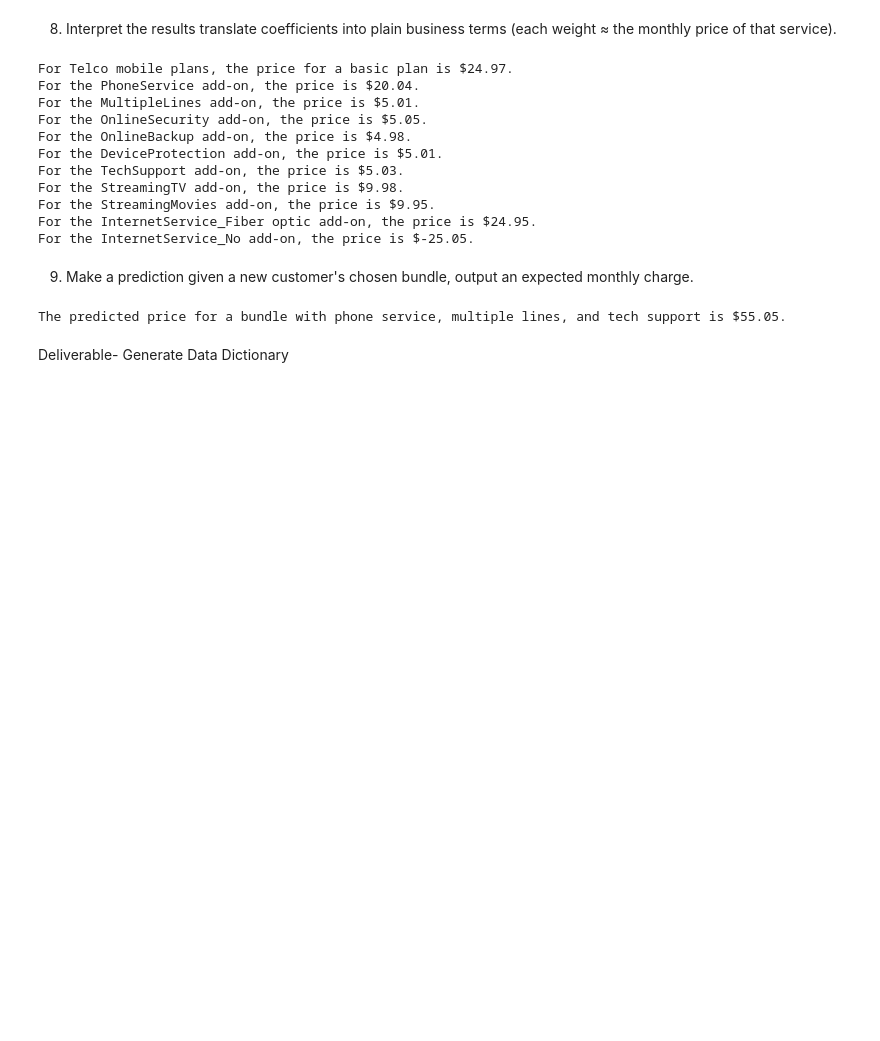
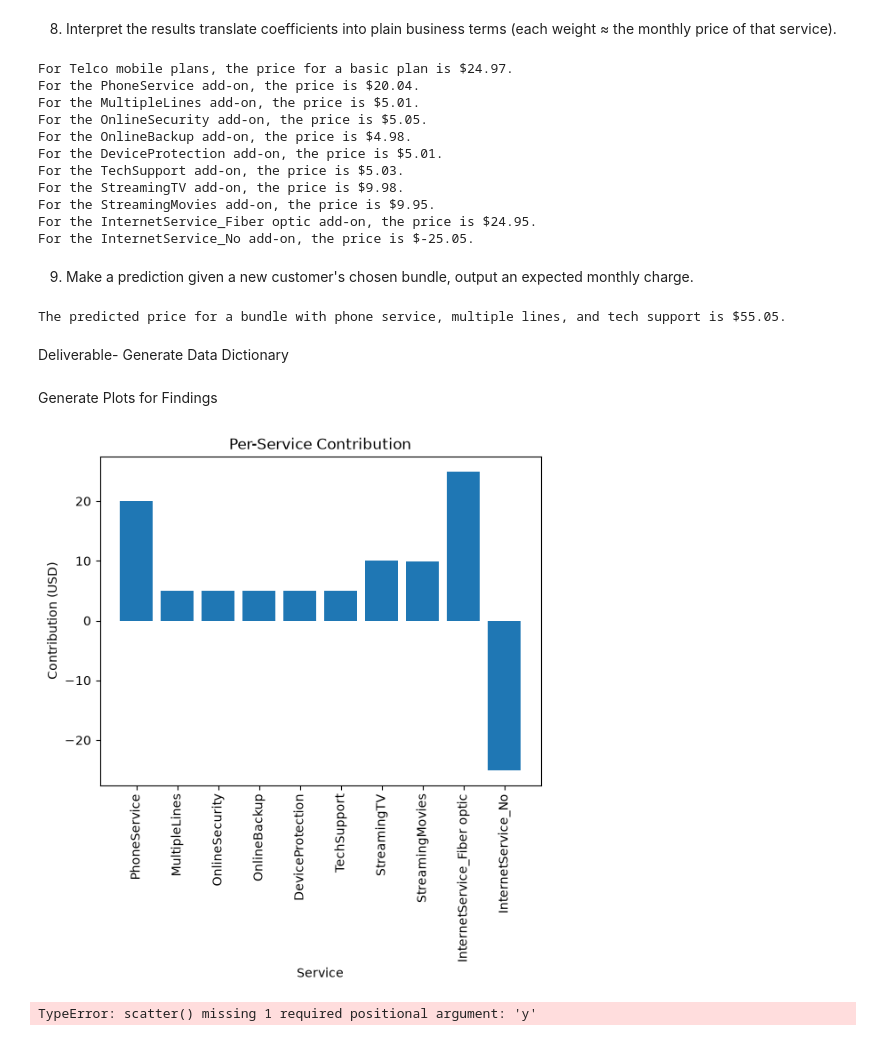
Before and after one commit to AnkithSVaidya/Machine-Learning, a Jupyter notebook: Assignment 2/assignment_2.ipynb, the cells around one changed output. Cells and saved outputs as stored; diff of their text form; code cells hidden in the pictures; blank space fills up the shorter version.

Commit message:
Just need some images

```diff
--- a/Assignment 2/assignment_2.ipynb
+++ b/Assignment 2/assignment_2.ipynb
@@ -189,3 +191,19 @@ data_dictionary = pd.DataFrame([
 ], columns=["Column", "Datatype", "Description", "Units"])
 
 data_dictionary.to_csv("data_dictionary.csv", index=False)
+# %% [markdown]
+Generate Plots for Findings
+# %%
+import matplotlib.pyplot as plt
+
+plt.bar(services, coefficients)
+plt.xlabel("Service")
+plt.xticks(rotation=90)
+plt.ylabel("Contribution (USD)")
+plt.title("Per-Service Contribution")
+plt.show()
+
+plt.scatter(y_train, sv_y_pred)
+# %% [output]
+[figure, added]
+TypeError: scatter() missing 1 required positional argument: 'y'
```
Also changed, not shown: parts of 1 cell of this notebook, 3 other files.
